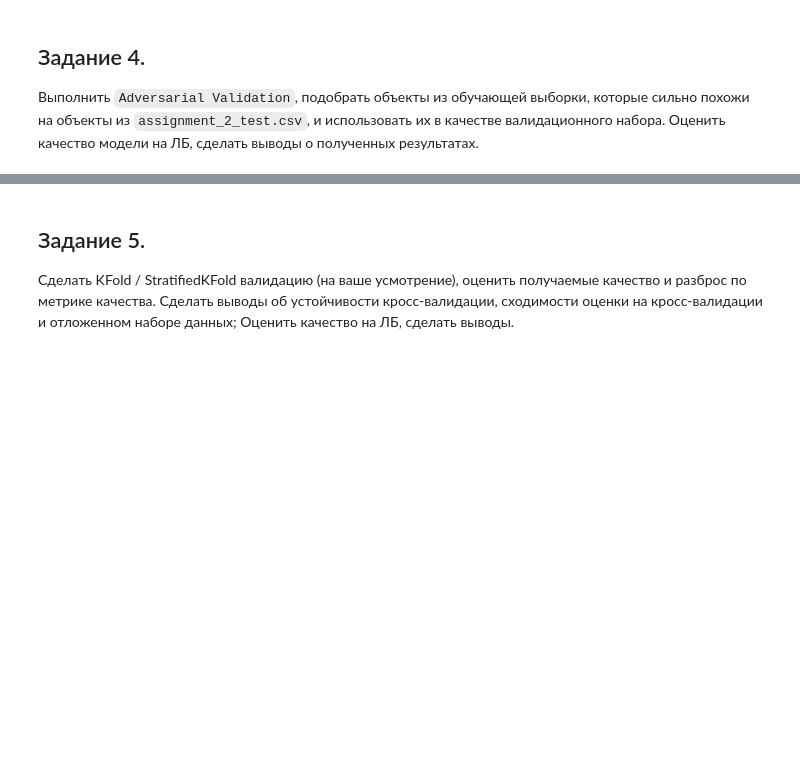
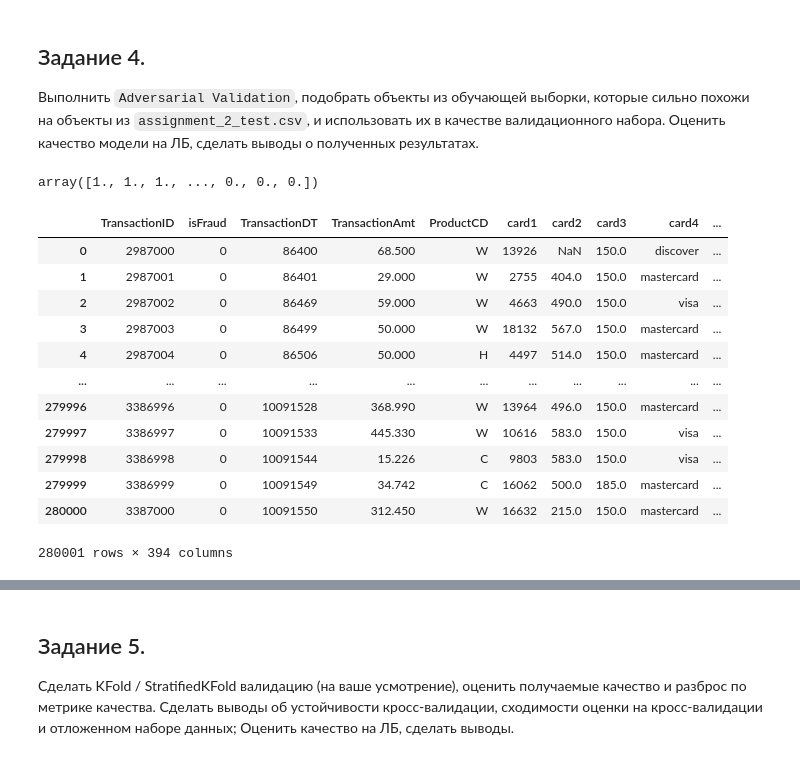
Before and after one commit to evelisko/GB_SDA_Kaggle, a Jupyter notebook: Lesson 3/HW_kaggle_Lesson_3.ipynb, the cells around one changed output, grey strips where cells are left out. Saved outputs shown, nothing was run; the diff lists cells and outputs as text; code cells hidden in the pictures; blank space fills up the shorter version.

```diff
--- a/Lesson 3/HW_kaggle_Lesson_3.ipynb
+++ b/Lesson 3/HW_kaggle_Lesson_3.ipynb
@@ -607,2 +532,22 @@ X_adv = X_adv.reset_index(drop=True)
+# %%
+y_adv
+# %% [output]
+array([1., 1., 1., ..., 0., 0., 0.])
+# %%
+X_adv
+# %% [output]
+|  | TransactionID | isFraud | TransactionDT | TransactionAmt | ProductCD | card1 | card2 | card3 | card4 | ... |
+| 0 | 2987000 | 0 | 86400 | 68.500 | W | 13926 | NaN | 150.0 | discover | ... |
+| 1 | 2987001 | 0 | 86401 | 29.000 | W | 2755 | 404.0 | 150.0 | mastercard | ... |
+| 2 | 2987002 | 0 | 86469 | 59.000 | W | 4663 | 490.0 | 150.0 | visa | ... |
+| 3 | 2987003 | 0 | 86499 | 50.000 | W | 18132 | 567.0 | 150.0 | mastercard | ... |
+| 4 | 2987004 | 0 | 86506 | 50.000 | H | 4497 | 514.0 | 150.0 | mastercard | ... |
+| ... | ... | ... | ... | ... | ... | ... | ... | ... | ... | ... |
+| 279996 | 3386996 | 0 | 10091528 | 368.990 | W | 13964 | 496.0 | 150.0 | mastercard | ... |
+| 279997 | 3386997 | 0 | 10091533 | 445.330 | W | 10616 | 583.0 | 150.0 | visa | ... |
+| 279998 | 3386998 | 0 | 10091544 | 15.226 | C | 9803 | 583.0 | 150.0 | visa | ... |
+| 279999 | 3386999 | 0 | 10091549 | 34.742 | C | 16062 | 500.0 | 185.0 | mastercard | ... |
+| 280000 | 3387000 | 0 | 10091550 | 312.450 | W | 16632 | 215.0 | 150.0 | mastercard | ... |
+280001 rows × 394 columns
 # %%
 %%time
```
Also changed, not shown: parts of 42 cells of this notebook.
